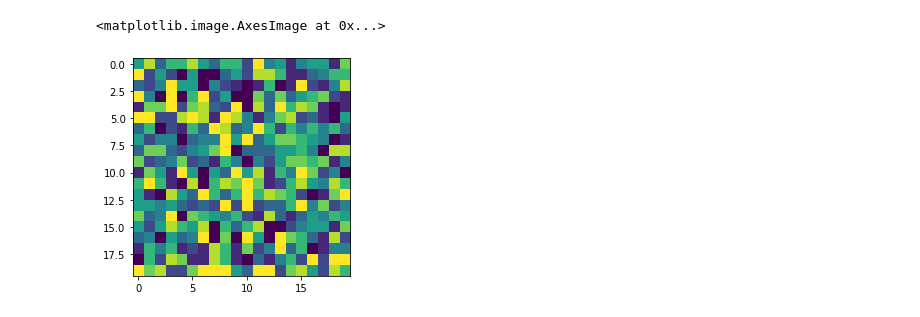
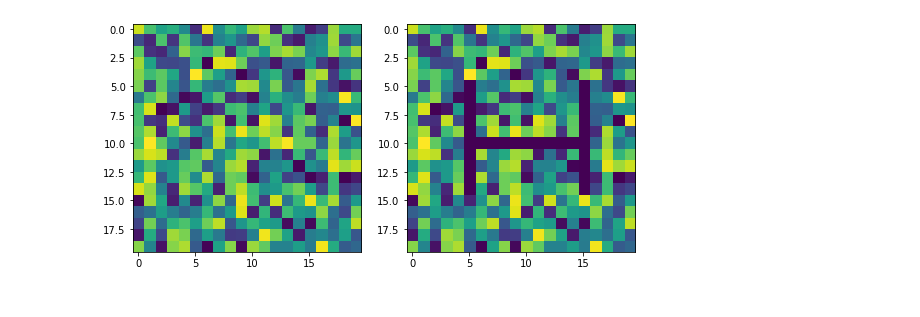
Before and after one commit to yukwangmin/Ghost_Imaging_Scripts, a Jupyter notebook: GI_test.ipynb, the cells around one changed output. Drawn from its saved outputs; the diff is of its cells as text; code cells hidden in the pictures.

```diff
--- a/GI_test.ipynb
+++ b/GI_test.ipynb
@@ -13,24 +13,38 @@ from matplotlib.patches import Rectangle
 from scipy import ndimage
 import copy
 # %%
-bin_size = 500
+bin_size = 1000
 
 img_mp = np.ndarray([bin_size], dtype=np.ndarray)
 img_ob = np.ndarray([bin_size], dtype=np.ndarray)
 img_sum = np.zeros([bin_size])
 img_int = np.zeros([bin_size])
 # %%
+#fix = np.random.randint(0,100,size=20**2).reshape(20,20)
+
+obj_shape = 'H'
+#obj_shape = 'Sq'
+
 for i in range(bin_size):
-    img_mp[i] = np.random.randint(0,10,size=20**2).reshape(20,20)
+    img_mp[i] = np.random.randint(0,100,size=20**2).reshape(20,20)
     img_ob[i] = copy.deepcopy(img_mp[i])
-    img_ob[i][5:-5, 5:-5] = 0
+    if obj_shape == 'Sq':
+        img_ob[i][5:-5, 5:-5] = 0 # block square
+    elif obj_shape == 'H':
+        img_ob[i][5:-5, 5] = 0 # H
+        img_ob[i][5:-5, -5] = 0 # H
+        img_ob[i][10, 5:-5] = 0 # H
     img_sum[i] = np.sum(img_ob[i])
     img_int[i] = np.sum(img_mp[i])
 
 bucket_avg = np.mean(img_sum)
 int_avg = np.mean(img_int)
 # %%
-plt.imshow(img_mp[0])
+fig, (ax1, ax2) = plt.subplots(ncols=2,nrows=1, figsize=(9, 4.5))
+_=ax1.imshow(img_mp[0])
+_=ax2.imshow(img_ob[0])
+
+#plt.savefig('./images/no_obj.png', format='png')
+plt.savefig(f'./images/obj_{obj_shape}.png', format='png')
 # %% [output]
-<matplotlib.image.AxesImage at 0x...>
-[figure, old version]
+[figure, new version]
```
Also changed, not shown: parts of 8 cells of this notebook, 45 other files.
